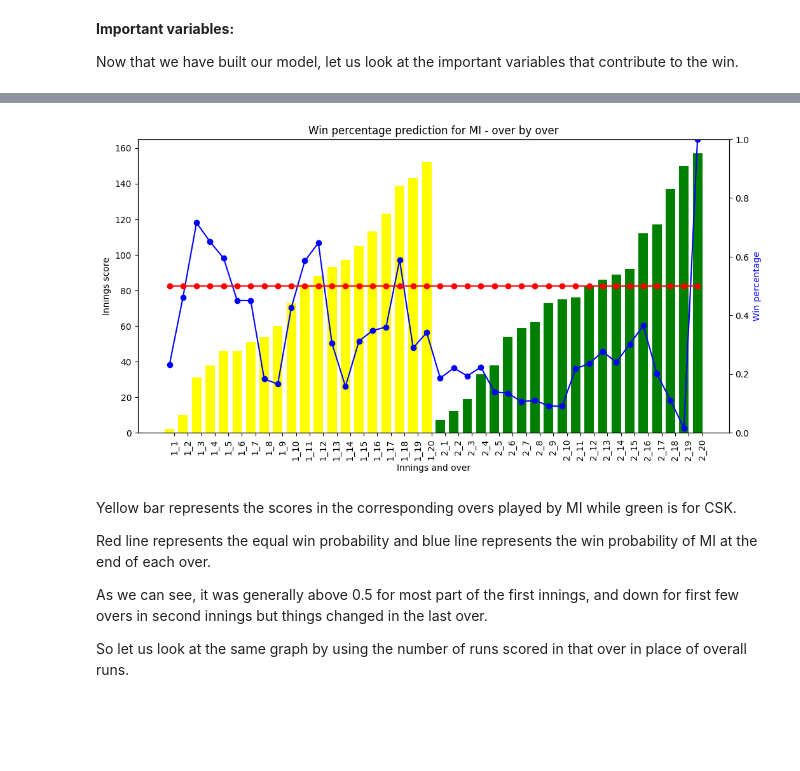
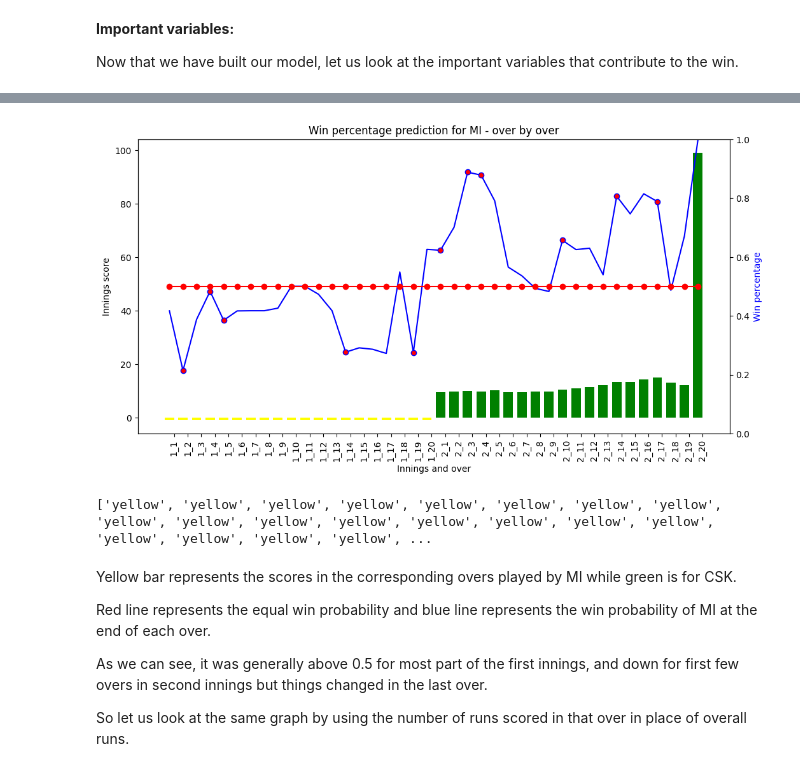
Before and after one commit to Souptik-lilly/cric_pred, a Jupyter notebook: win-probability-prediction-over-by-over_ipl.ipynb, the cells around one changed output, grey strips where cells are left out. Drawn from its saved outputs; the diff is of its cells as text; code cells hidden in the pictures; blank space fills up the shorter version.

```diff
--- a/win-probability-prediction-over-by-over_ipl.ipynb
+++ b/win-probability-prediction-over-by-over_ipl.ipynb
@@ -43,8 +43,10 @@ array([2017, 2008, 2009, 2010, 2011, 2012, 2013, 2014, 2015, 2016, 2018,
        2019], dtype=int64)
 # %%
 # Let us take only the matches played in 2016 for this analysis #
-match_df = match_df.loc[match_df.season==2019,:]
-match_df = match_df.loc[match_df.dl_applied == 0,:]
+
+# for our use case
+#match_df = match_df.loc[match_df.season.isin([2016,2017,2018,2019]),:]
+#match_df = match_df.loc[match_df.dl_applied == 0,:]
 match_df.head()
 # %% [output]
 |  | id | season | city | date | team1 | team2 | toss_winner | toss_decision | result | dl_applied | ... |
@@ -175,8 +188,9 @@ array([11137, 11138, 11139, 11140, 11141, 11142, 11143, 11144, 11145,
 #train_df['city_venue'] = train_df['city'].astype(str) + '_' + train_df['venue'].astype(str)
 train_df.drop('venue', axis=1, inplace=True)
 train_df.drop('city', axis=1, inplace=True)
-#train_df.drop('city_venue', axis=1, inplace=True)
+train_df.drop('toss_decision', axis=1, inplace=True)
 
 # cnvert toss decision to bat = 1 and field = 0 #
-train_df['toss_decision'] = (train_df['toss_decision'] == 'bat').astype('int')
+#train_df['toss_decision'] = (train_df['toss_decision'] == 'bat').astype('int')
 #train_df.drop('toss_decision', axis=1, inplace=True)
+train_df['is_toss_winner'] = (train_df['toss_winner'] == train_df['team1']).astype('int')
@@ -205,14 +235,6 @@ print(x_cols)
 print(len(x_cols))
 
 # let us take all the matches but for the final as development sample and final as val sample #
-val_df = train_df.loc[train_df.match_id == 11415,:]
-dev_df = train_df.loc[train_df.match_id != 11415,:]
-
-# create the input and target variables #
-dev_X = np.array(dev_df[x_cols[:]])
-dev_y = np.array(dev_df['target'])
-val_X = np.array(val_df[x_cols[:]])[:-1,:]
-val_y = np.array(val_df['target'])[:-1]
-print(dev_X.shape, dev_y.shape)
-print(val_X.shape, val_y.shape)
+val_df = train_df.loc[train_df.match_id == 11343,:]
+dev_df = train_df.loc[train_df.match_id != 11343,:]
 # %% [output]
@@ -222,0 +276,7 @@ print(val_X.shape, val_y.shape)
+# %%
+# drop over and recalculate VIF score #
+x_cols = [x for x in x_cols if x not in ['over','inning','run_rate_imp','score_target','required_run_rate','run_rate','innings_score']]
+vif = pd.DataFrame()
+vif["VIF Factor"] = [variance_inflation_factor(dev_df[x_cols].values, i) for i in range(dev_df[x_cols].shape[1])]
+vif["features"] = x_cols
+vif
@@ -342,37 +437,43 @@ val_df.head()
 # %%
 out_df = pd.DataFrame({'Team1':val_df.team1.values}) #mumbai indians for colab data
 out_df['is_batting_team'] = val_df.is_batting_team.values
 out_df['Team2'] = val_df.team2.values
 out_df['innings_over'] = np.array(val_df.apply(lambda row: str(row['inning']) + "_" + str(row['over']), axis=1))
 out_df['innings_score'] = val_df.innings_score.values
 out_df['innings_wickets'] = val_df.innings_wickets.values
-out_df['score_target'] = val_df.score_target.values
+#out_df['score_target'] = val_df.score_target.values
 out_df['total_runs'] = val_df.total_runs.values
 out_df['predictions'] = list(preds)+[1]
-out_df['run_rate'] = val_df.run_rate.values
+#out_df['run_rate_imp'] = val_df.run_rate_imp.values
 out_df['wickets_in_over'] = val_df.player_dismissed.values
 out_df['required_run_rate'] = val_df.required_run_rate.values
+
 
 fig, ax1 = plt.subplots(figsize=(12,6))
 ax2 = ax1.twinx()
 labels = np.array(out_df['innings_over'])
 ind = np.arange(len(labels))
 width = 0.7
-rects = ax1.bar(ind, np.array(out_df['innings_score']), width=width, color=['yellow']*20 + ['green']*20)
+rects = ax1.bar(ind, np.array(out_df['required_run_rate']), width=width, color=['yellow']*20 + ['green']*20)
 ax1.set_xticks(ind+((width)/2.))
 ax1.set_xticklabels(labels, rotation='vertical')
 ax1.set_ylabel("Innings score")
 ax1.set_xlabel("Innings and over")
 ax1.set_title("Win percentage prediction for MI - over by over")
 
-ax2.plot(ind, np.array(out_df['predictions']), color='b', marker='o')
+
+# get indices as a list where player is dismissed
+wicket_indices = [i for i, x in enumerate(out_df['wickets_in_over']) if x == 1]
+ax2.plot(ind, np.array(out_df['predictions']), color='b' ,markevery=wicket_indices,markerfacecolor='red',marker='o' )
 ax2.plot(ind, np.array([0.5]*len(out_df['predictions'])), color='red', marker='o')
 ax2.set_ylabel("Win percentage", color='b')
 ax2.set_ylim([0,1])
 ax2.grid(False)
 plt.show()
+print(['yellow']*20 + ['green']*20)
 # %% [output]
-[figure, old version]
+[figure, new version]
+['yellow', 'yellow', 'yellow', 'yellow', 'yellow', 'yellow', 'yellow', 'yellow', 'yellow', 'yellow', 'yellow', 'yellow', 'yellow', 'yellow', 'yellow', 'yellow', 'yellow', 'yellow', 'yellow', 'yellow', ...
 # %% [markdown]
 Yellow bar represents the scores in the corresponding overs played by MI while green is for CSK.
 
```
Also changed, not shown: parts of 35 cells of this notebook.
